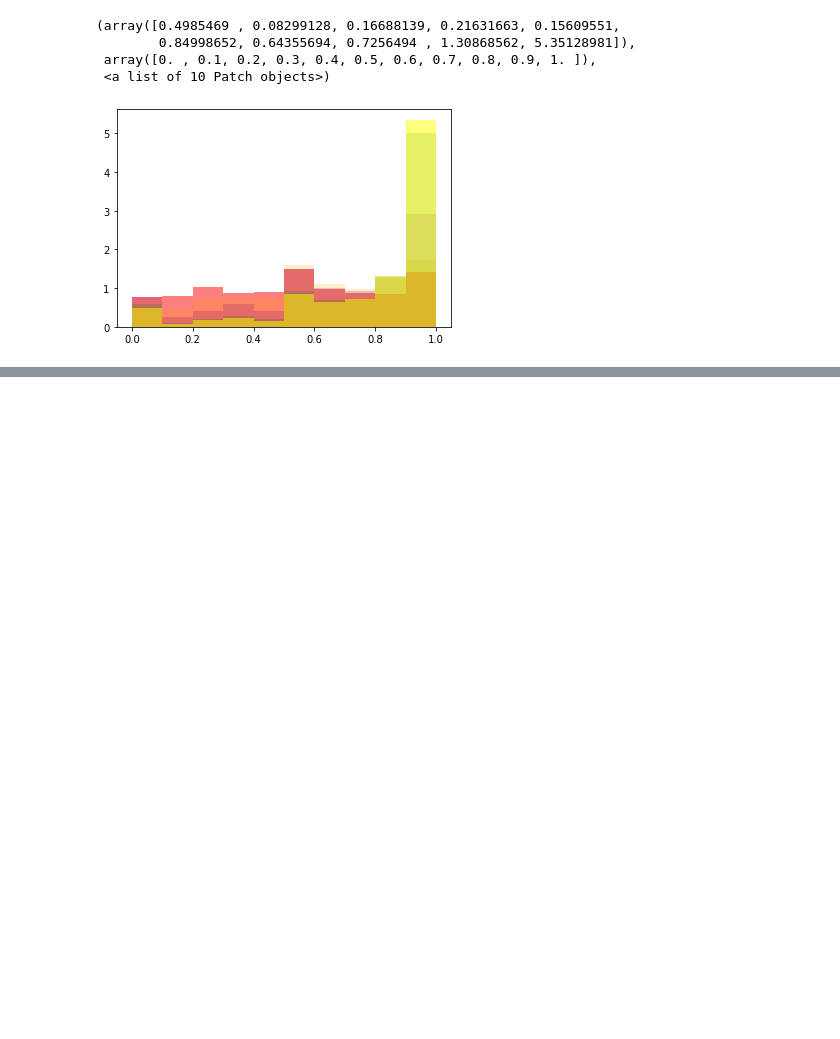
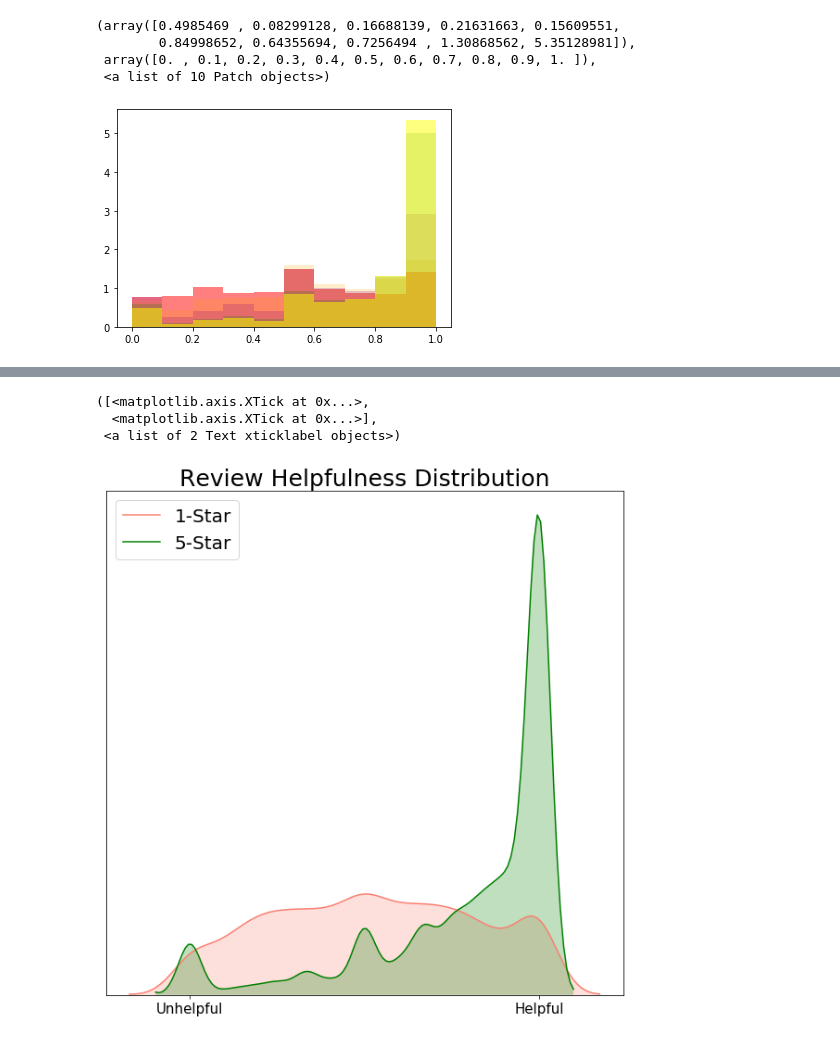
Before and after one commit to NathanLaird/Amazon_Books, a Jupyter notebook: Pipeline_Test.ipynb, the cells around one changed output, grey strips where cells are left out. Saved outputs shown, nothing was run; the diff lists cells and outputs as text; code cells hidden in the pictures; blank space fills up the shorter version.

```diff
--- a/Pipeline_Test.ipynb
+++ b/Pipeline_Test.ipynb
@@ -177,0 +174,14 @@ The 'normed' kwarg was deprecated in Matplotlib 2.1 and will be removed in 3.1.
+# %%
+plt.figure(figsize=(10,10))
+sns.kdeplot(df_stars[0]['help_score'], shade=True, color="salmon",label='1-Star')
+sns.kdeplot(df_stars[4]['help_score'], shade=True, color="green",label='5-Star')
+plt.xticks([0,1])
+plt.yticks([])
+plt.legend(loc=2, prop={'size': 20})
+plt.title('Review Helpfulness Distribution',fontsize=25)
+plt.xticks([0,1],['Unhelpful','Helpful'],fontsize=15)
+# %% [output]
+([<matplotlib.axis.XTick at 0x...>,
+  <matplotlib.axis.XTick at 0x...>],
+ <a list of 2 Text xticklabel objects>)
+[figure, added]
```
Also changed, not shown: parts of 16 cells of this notebook, 6 other files.
